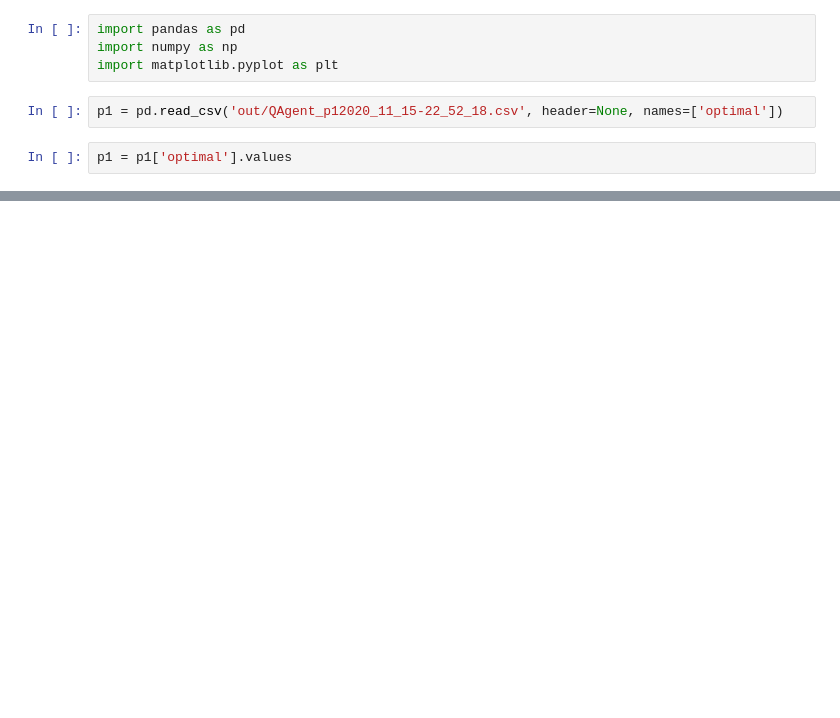
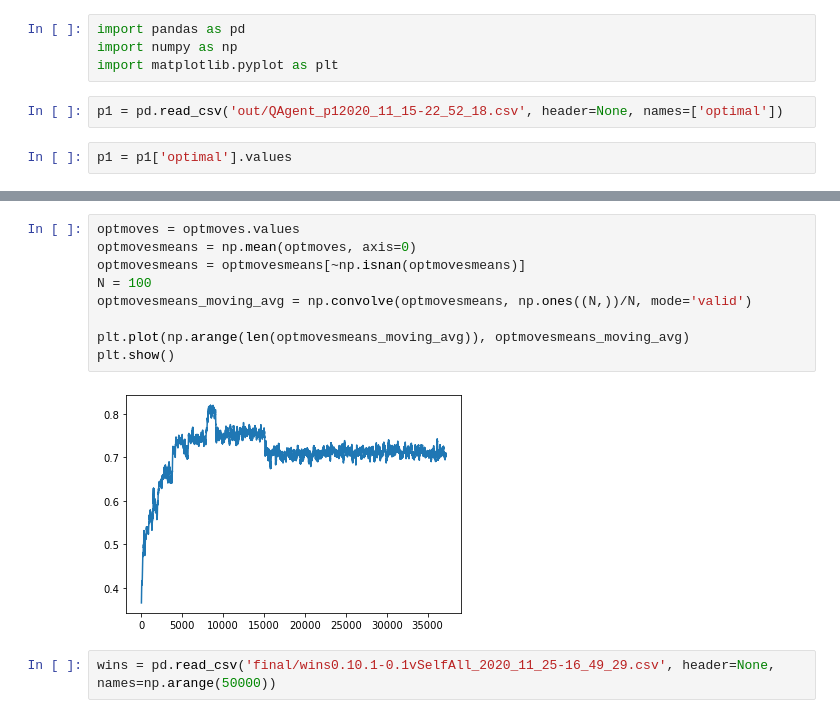
Before and after one commit to MartenThompson/rl-nim, a Jupyter notebook: code/visualization.ipynb, the cells around one changed output, grey strips where cells are left out. Saved outputs shown, nothing was run; the diff lists cells and outputs as text; blank space fills up the shorter version.

```diff
--- a/code/visualization.ipynb
+++ b/code/visualization.ipynb
@@ -18,0 +33,13 @@ plt.show()
+# %%
+optmoves = optmoves.values
+optmovesmeans = np.mean(optmoves, axis=0)
+optmovesmeans = optmovesmeans[~np.isnan(optmovesmeans)]
+N = 100
+optmovesmeans_moving_avg = np.convolve(optmovesmeans, np.ones((N,))/N, mode='valid')
+
+plt.plot(np.arange(len(optmovesmeans_moving_avg)), optmovesmeans_moving_avg)
+plt.show()
+# %% [output]
+[figure, added]
+# %%
+wins = pd.read_csv('final/wins0.10.1-0.1vSelfAll_2020_11_25-16_49_29.csv', header=None, names=np.arange(50000))
```
Also changed, not shown: parts of 5 cells of this notebook, 2 other files.
